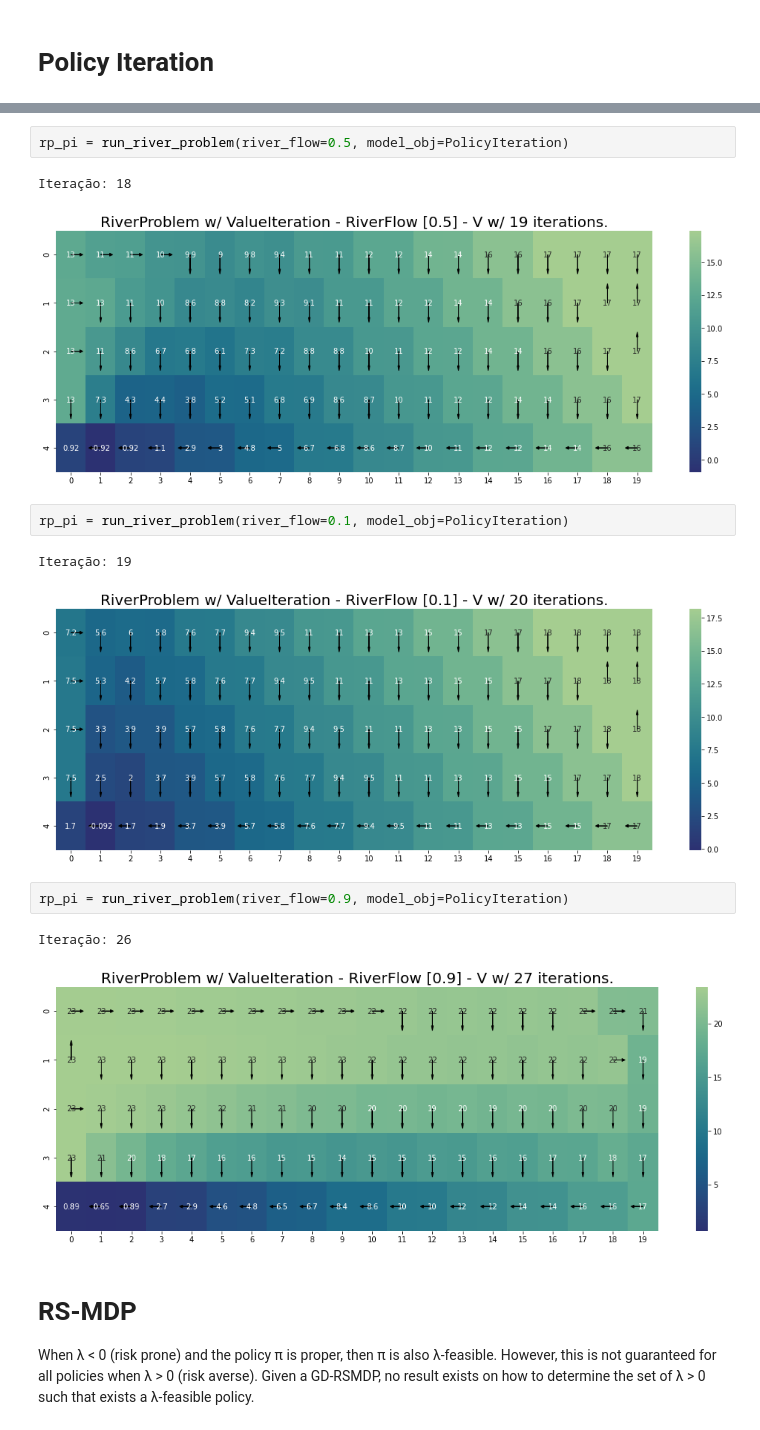
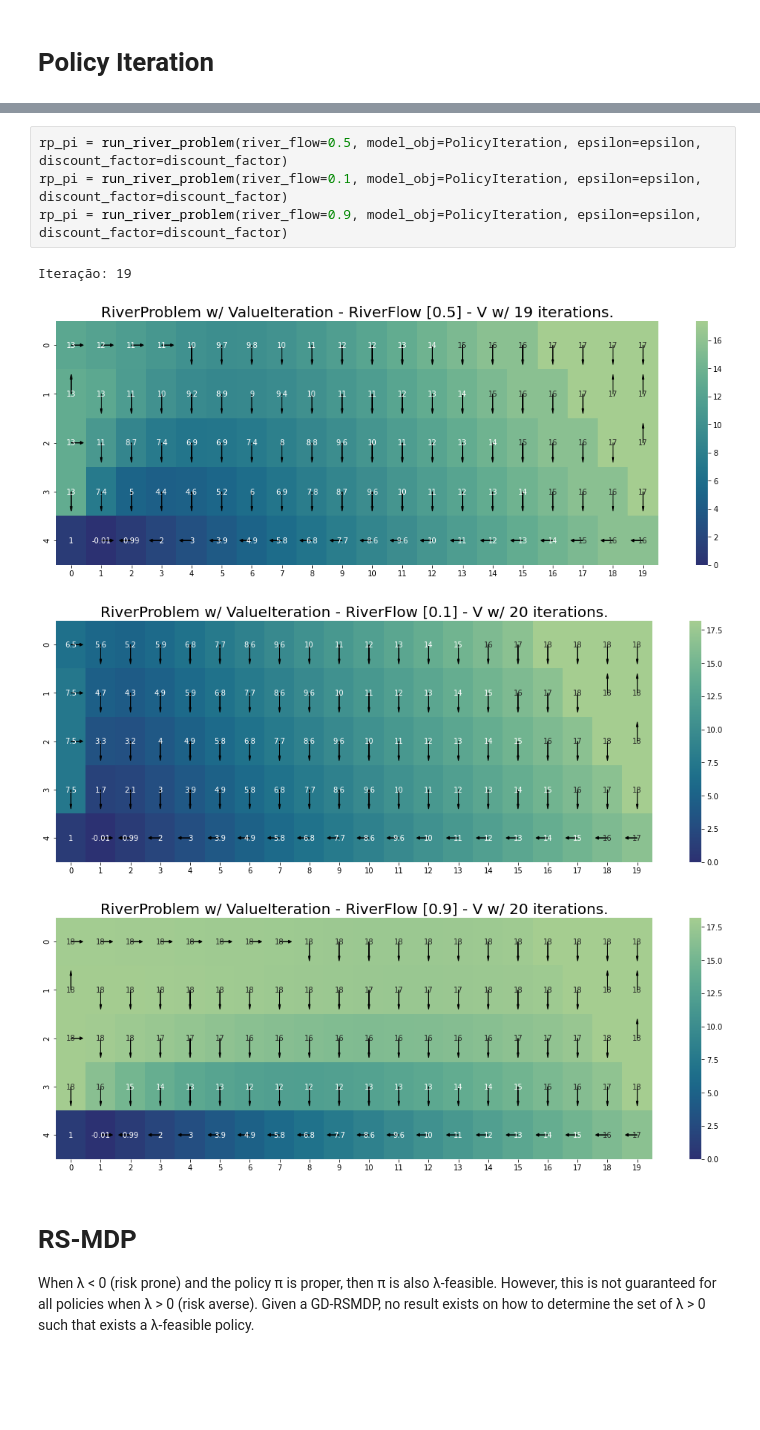
Before and after one commit to igormiyamura/ppgsi_riskaverse_rl, a Jupyter notebook: notebooks/1_Experimentos.ipynb, the cells around one changed output, grey strips where cells are left out. Saved outputs shown, nothing was run; the diff lists cells and outputs as text; blank space fills up the shorter version.

```diff
--- a/notebooks/1_Experimentos.ipynb
+++ b/notebooks/1_Experimentos.ipynb
@@ -118,21 +113,15 @@ epsilon = 0.001
 
 costs = {0: 1, 1: 1, 2: 1, 3: 1}
 block_type = rp.build_block_type()
-# %%
-rp_pi = run_river_problem(river_flow=0.5, model_obj=PolicyIteration)
-# %% [output]
-Iteração: 18
-[figure, removed]
-# %%
-rp_pi = run_river_problem(river_flow=0.1, model_obj=PolicyIteration)
-# %% [output]
-Iteração: 19
-[figure, removed]
-# %%
-rp_pi = run_river_problem(river_flow=0.9, model_obj=PolicyIteration)
-# %% [output]
-Iteração: 26
-[figure, removed]
+# %%
+rp_pi = run_river_problem(river_flow=0.5, model_obj=PolicyIteration, epsilon=epsilon, discount_factor=discount_factor)
+rp_pi = run_river_problem(river_flow=0.1, model_obj=PolicyIteration, epsilon=epsilon, discount_factor=discount_factor)
+rp_pi = run_river_problem(river_flow=0.9, model_obj=PolicyIteration, epsilon=epsilon, discount_factor=discount_factor)
+# %% [output]
+Iteração: 19
+[figure, added]
+[figure, added]
+[figure, added]
 # %% [markdown]
 # RS-MDP
 
```
Also changed, not shown: parts of 15 cells of this notebook, 3 other files.
